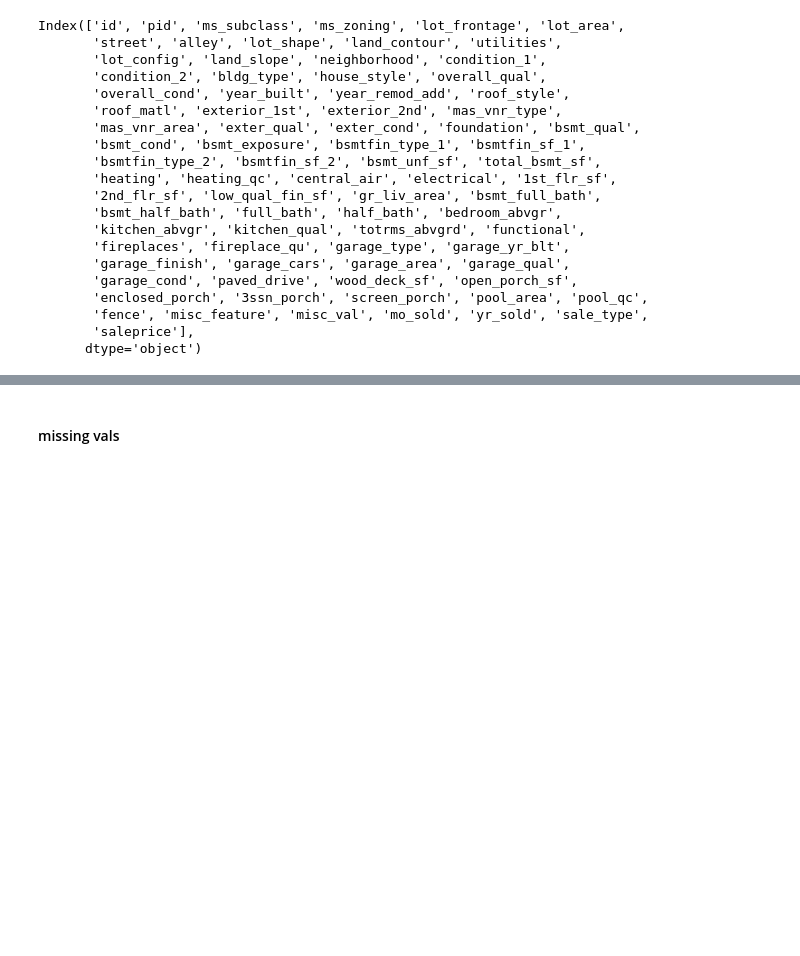
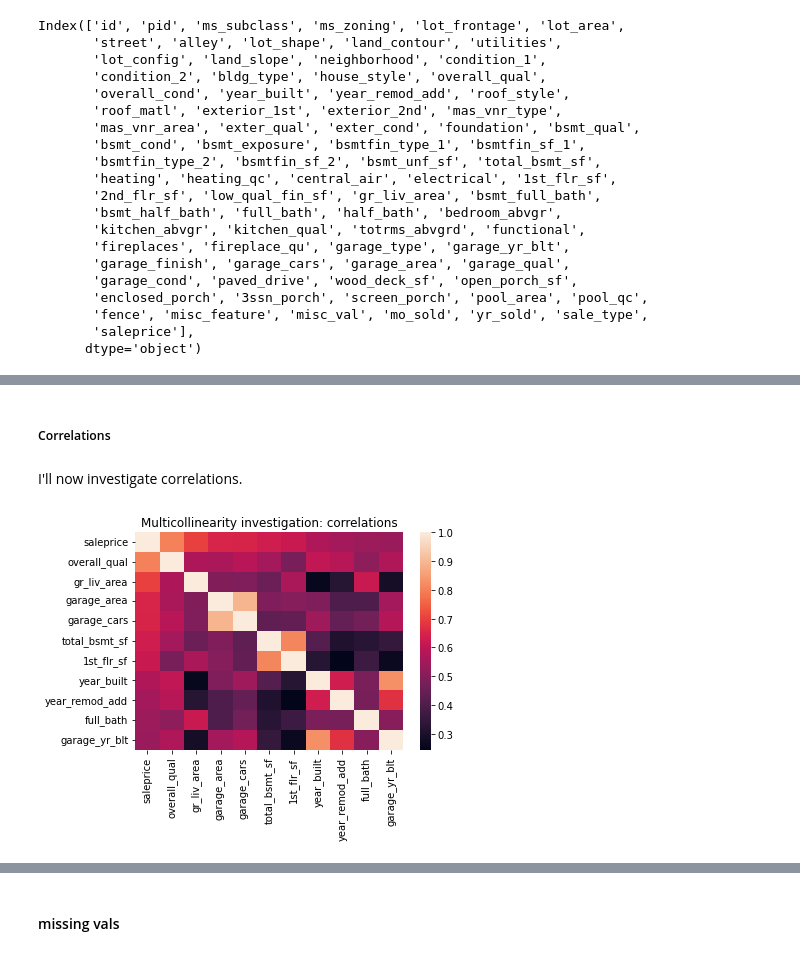
Before and after one commit to wcmohr/AmesHousing, a Jupyter notebook: notebooks/DataCleaning.ipynb, the cells around one changed output, grey strips where cells are left out. Saved outputs shown, nothing was run; the diff lists cells and outputs as text; code cells hidden in the pictures; blank space fills up the shorter version.

```diff
--- a/notebooks/DataCleaning.ipynb
+++ b/notebooks/DataCleaning.ipynb
@@ -57,0 +90,11 @@ Index(['id', 'pid', 'ms_subclass', 'ms_zoning', 'lot_frontage', 'lot_area',
+# %% [markdown]
+##### Correlations
+# %% [markdown]
+I'll now investigate correlations.
+# %%
+indexes = houses.corr()['saleprice'].sort_values(ascending = False)[0:11].index
+sns.heatmap(houses.corr().loc[indexes,indexes]).set(\
+            title = 'Multicollinearity investigation: correlations')
+plt.savefig('../plots/multicollinearity: correlations')
+# %% [output]
+[figure, added]
```
Also changed, not shown: parts of 52 cells of this notebook, 50 other files.
